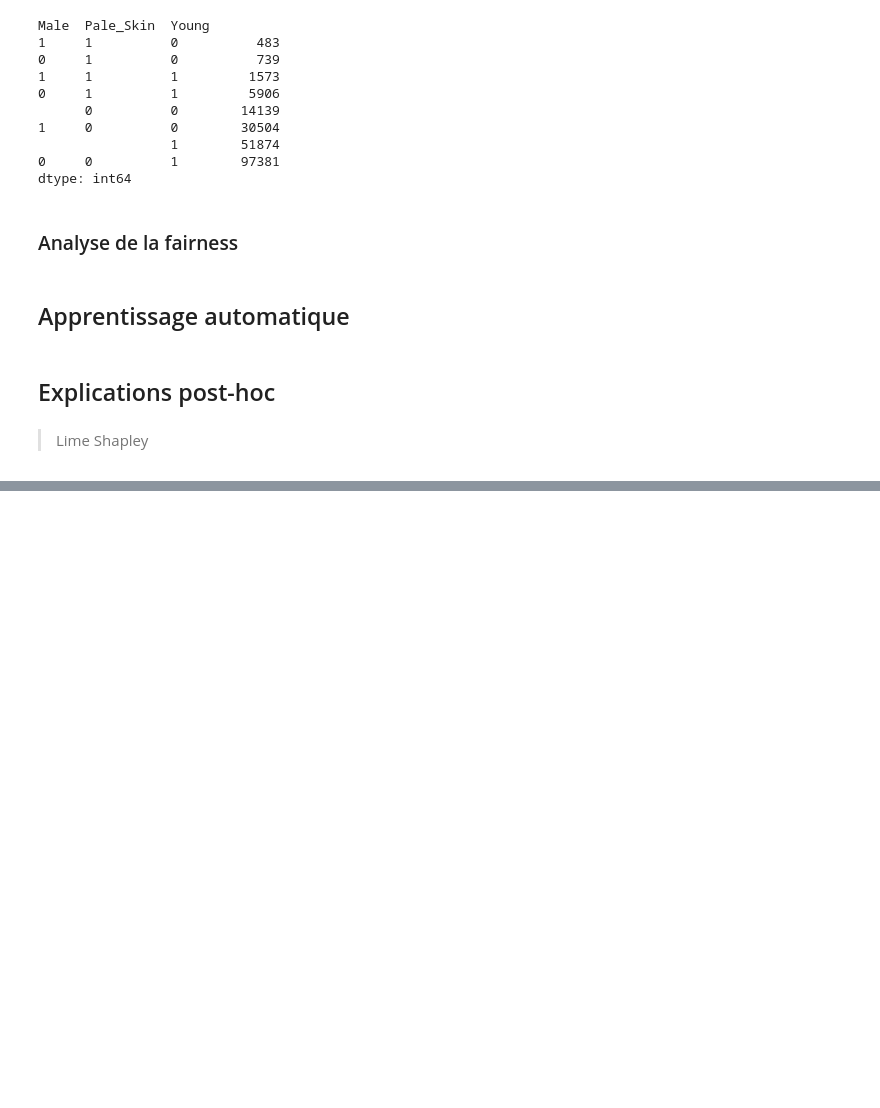
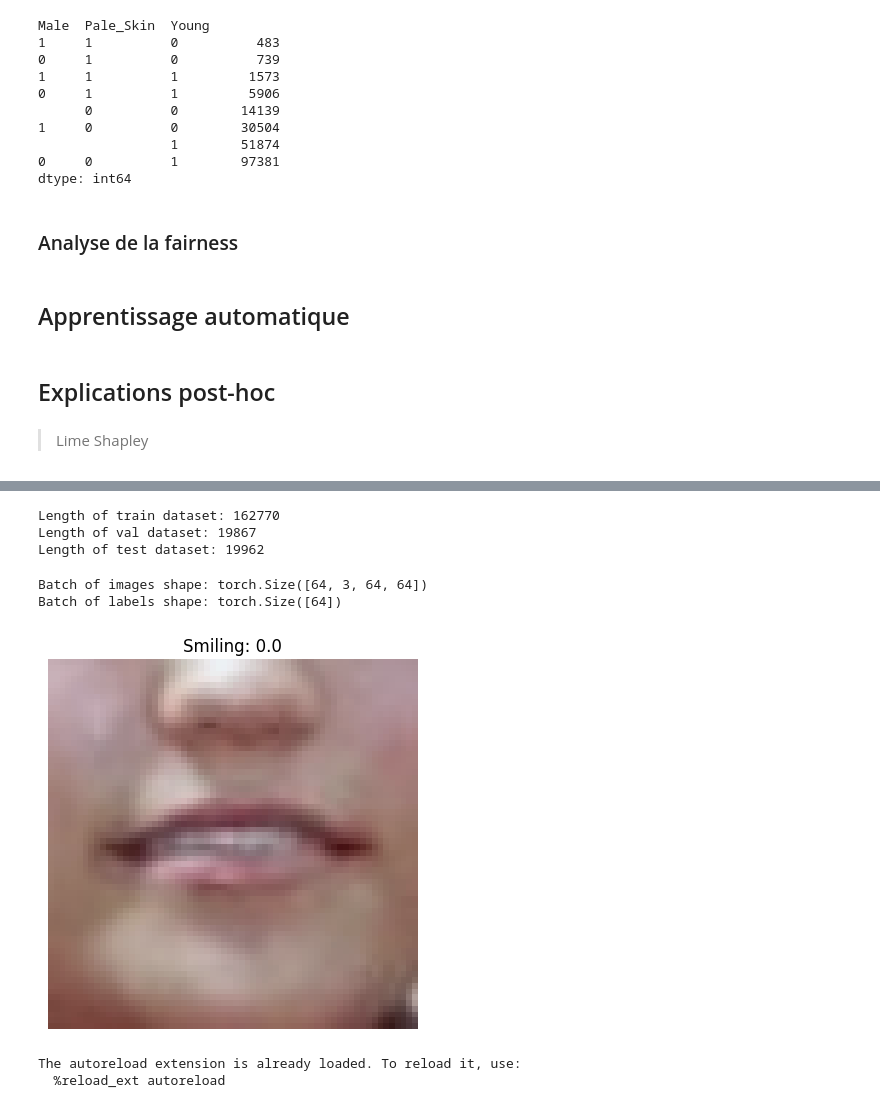
Before and after one commit to SarahL-1720/rexia-responsible-explainable-ai-project, a Jupyter notebook: alexandre_image_data.ipynb, the cells around one changed output, grey strips where cells are left out. Cells and saved outputs as stored; diff of their text form; code cells hidden in the pictures; blank space fills up the shorter version.

```diff
--- a/alexandre_image_data.ipynb
+++ b/alexandre_image_data.ipynb
@@ -354,0 +438,52 @@ res = lm_extractor.get_croped_image(7)
+# %%
+train_dataset = CelebASmilingDataset(df_attributes, df_eval_partitions, partition=0)
+val_dataset = CelebASmilingDataset(df_attributes, df_eval_partitions, partition=1)
+test_dataset = CelebASmilingDataset(df_attributes, df_eval_partitions, partition=2)
+
+print("Length of train dataset:", len(train_dataset))
+print("Length of val dataset:", len(val_dataset))
+print("Length of test dataset:", len(test_dataset))
+# %% [output]
+Length of train dataset: 162770
+Length of val dataset: 19867
+Length of test dataset: 19962
+# %%
+train_dataloader = DataLoader(train_dataset, batch_size=64, shuffle=True)
+val_dataloader = DataLoader(val_dataset, batch_size=64, shuffle=False)
+test_dataloader = DataLoader(test_dataset, batch_size=64, shuffle=False)
+# %%
+for images, labels in train_dataloader:
+    print("Batch of images shape:", images.shape)
+    print("Batch of labels shape:", labels.shape)
+    # Plot the first image in the batch
+    plt.imshow(images[0].permute(1, 2, 0).numpy() * 0.229 + 0.485)  # unnormalize for visualization
+    plt.title(f"Smiling: {labels[0].item()}")
+    plt.axis('off')
+    plt.show()
+    break
+# %% [output]
+Batch of images shape: torch.Size([64, 3, 64, 64])
+Batch of labels shape: torch.Size([64])
+[figure, added]
+# %%
+%load_ext autoreload
+%autoreload 2
+%aimport -google.protobuf
+import torch
+import torch.nn as nn
+import torchvision.models as models
+from torch.utils.data import DataLoader
+from sklearn.metrics import f1_score, roc_auc_score, confusion_matrix
+import numpy as np
+from tqdm import tqdm
+
+def get_mobilenet(freeze_backbone: bool = True) -> nn.Module:
+    model = models.mobilenet_v3_small(weights=models.MobileNet_V3_Small_Weights.IMAGENET1K_V1)
+    if freeze_backbone:
+        for param in model.features.parameters():
+            param.requires_grad = False
+    model.classifier[-1] = nn.Linear(model.classifier[-1].in_features, 1)
+    return model
+# %% [output]
+The autoreload extension is already loaded. To reload it, use:
+  %reload_ext autoreload
```
Also changed, not shown: parts of 9 cells of this notebook, 2 other files.
